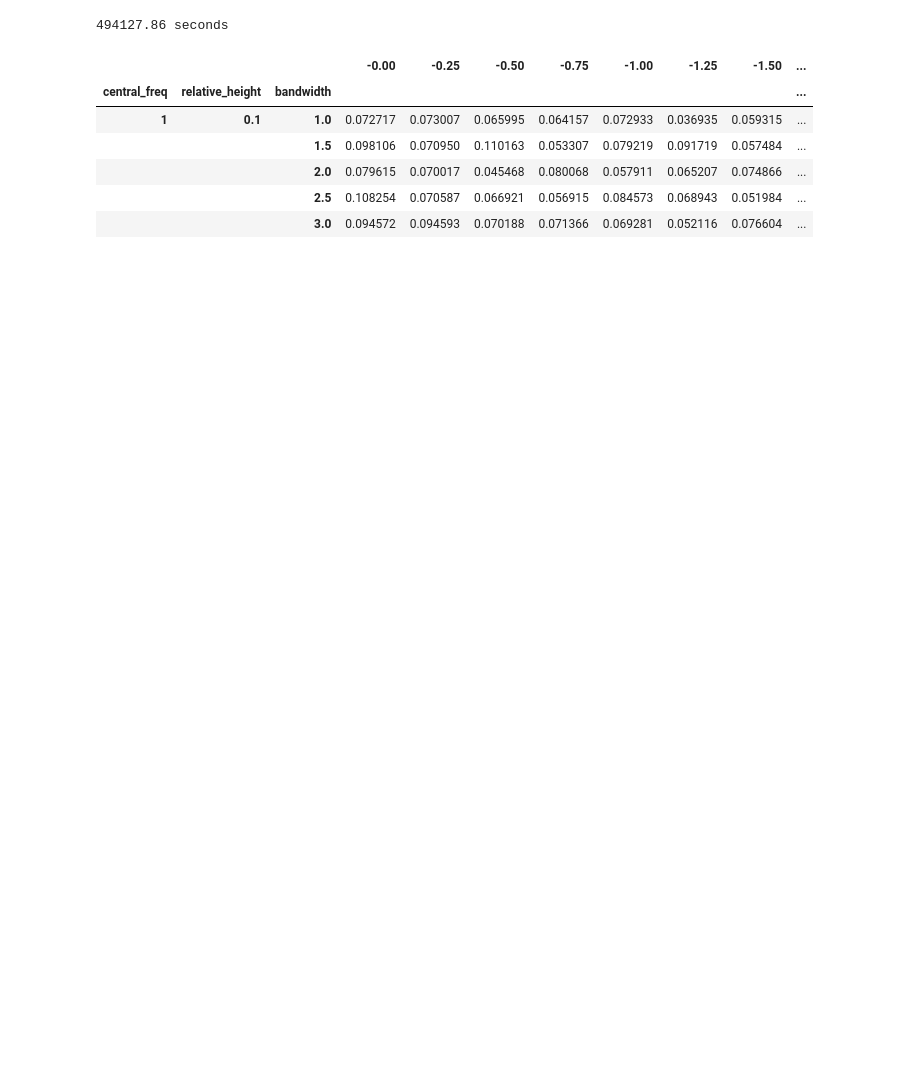
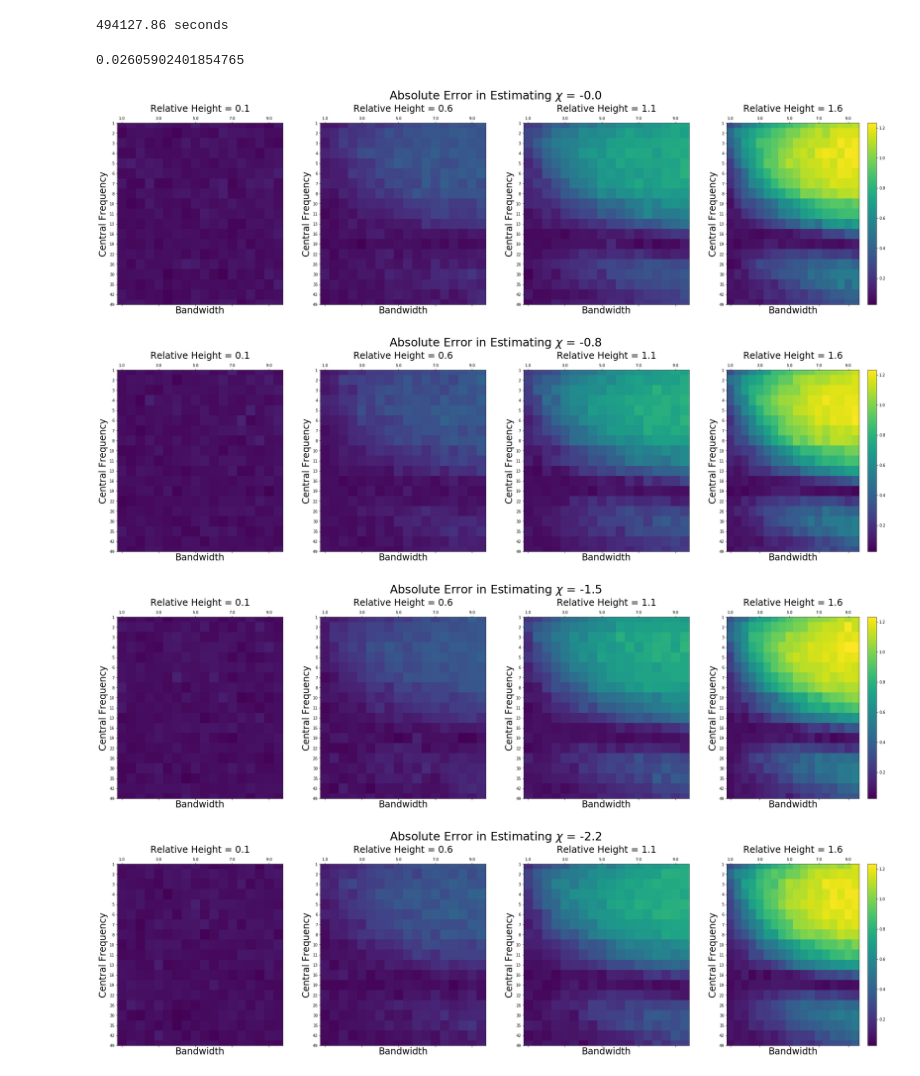
Before and after one commit to AperiodicMethods/AperiodicMethods, a Jupyter notebook: notebooks/EricIRASANotes.ipynb, the cells around one changed output. Saved outputs shown, nothing was run; the diff lists cells and outputs as text; code cells hidden in the pictures; blank space fills up the shorter version.

Commit message:
WIP update notebook to show absolute errors for central frequency experiment vary with bandwidth, frequency, relative heights, and chi

```diff
--- a/notebooks/EricIRASANotes.ipynb
+++ b/notebooks/EricIRASANotes.ipynb
@@ -421,13 +422,3 @@ print(f"{toc-tic:.2f} seconds")
 df /= NUM_TRIALS
 # %% [output]
 494127.86 seconds
-# %%
-df.head()
-# %% [output]
-|  |  |  | -0.00 | -0.25 | -0.50 | -0.75 | -1.00 | -1.25 | -1.50 | ... |
-| central_freq | relative_height | bandwidth |  |  |  |  |  |  |  | ... |
-| 1 | 0.1 | 1.0 | 0.072717 | 0.073007 | 0.065995 | 0.064157 | 0.072933 | 0.036935 | 0.059315 | ... |
-|  |  | 1.5 | 0.098106 | 0.070950 | 0.110163 | 0.053307 | 0.079219 | 0.091719 | 0.057484 | ... |
-|  |  | 2.0 | 0.079615 | 0.070017 | 0.045468 | 0.080068 | 0.057911 | 0.065207 | 0.074866 | ... |
-|  |  | 2.5 | 0.108254 | 0.070587 | 0.066921 | 0.056915 | 0.084573 | 0.068943 | 0.051984 | ... |
-|  |  | 3.0 | 0.094572 | 0.094593 | 0.070188 | 0.071366 | 0.069281 | 0.052116 | 0.076604 | ... |
@@ -436,14 +425,40 @@ df.to_csv('full_central_freq_IRASA_experiment.csv')
+# %%
+df = pd.read_csv('full_central_freq_IRASA_experiment.csv')
+# Reindex dataframe
+df = df.set_index(keys=['central_freq', 'relative_height', 'bandwidth'])
+# %%
+df[df.index.get_level_values('relative_height').isin(rel_heights)][[f"{chi}" for chi in chis]].min().min()
+# %% [output]
+0.02605902401854765
 # %%
-# Matrix plot
-fig, axes = plt.subplots(1,1, figsize = (7,7))
-cax = axes.matshow(df, aspect='auto')
-axes.set_xlabel(r"$\chi$", fontsize=24)
-axes.set_ylabel("Frequency", fontsize=24)
-plt.setp(axes, xticks=[idx for idx in range(0, CHIS.shape[0], 4)],
-        xticklabels=[CHIS[idx] for idx in range(0, CHIS.shape[0], 4)],
-        yticks=[idx for idx in range(0, len(FREQS))],
-        yticklabels=[FREQS[idx] for idx in range(0, len(FREQS))])
-fig.suptitle(r"Absolute Error in Estimating $\chi$", fontsize=30)
-axes[0].set_title("Vanilla IRASA", fontsize=24)
-fig.tight_layout(pad=5.0)
-fig.colorbar(cax)
+rel_heights = HEIGHTS[0:-1:5]
+chis = CHIS[0:-1:3]
+
+# Grab the dynamic range of the absolute errors for the experiments run with the relative heights and chis
+# that we're looking at
+vmin = df[df.index.get_level_values('relative_height').isin(rel_heights)][[f"{chi}" for chi in chis]].min().min()
+vmax = df[df.index.get_level_values('relative_height').isin(rel_heights)][[f"{chi}" for chi in chis]].max().max()
+
+for chi in chis:
+    fig, axes = plt.subplots(1,4, figsize = (30,9))
+    for idx, ax in enumerate(axes.ravel()):
+
+        df_freq_vs_bw = df.iloc[df.index.get_level_values('relative_height') == rel_heights[idx]][f"{chi}"]
+        df_freq_vs_bw = df_freq_vs_bw.droplevel('relative_height').unstack(level=-1)
+
+        cax = ax.matshow(df_freq_vs_bw, aspect='auto', vmin=vmin, vmax=vmax)
+        ax.set_xlabel("Bandwidth", fontsize=24)
+        ax.set_ylabel("Central Frequency", fontsize=24)
+        plt.setp(ax, xticks=[idx for idx in range(0, BANDWIDTHS.shape[0], 4)],
+                xticklabels=[BANDWIDTHS[idx] for idx in range(0, BANDWIDTHS.shape[0], 4)],
+                yticks=[idx for idx in range(0, len(FREQS))],
+                yticklabels=[FREQS[idx] for idx in range(0, len(FREQS))])
+        ax.set_title(rf"Relative Height = {rel_heights[idx]:.1f}", fontsize=24)
+    fig.colorbar(cax)
+    fig.suptitle(rf"Absolute Error in Estimating $\chi$ = {chi:0.1f}", fontsize=30)
+    fig.tight_layout(pad=5.0)
+# %% [output]
+[figure, added]
+[figure, added]
+[figure, added]
+[figure, added]
```
Also changed, not shown: parts of 3 cells of this notebook.
